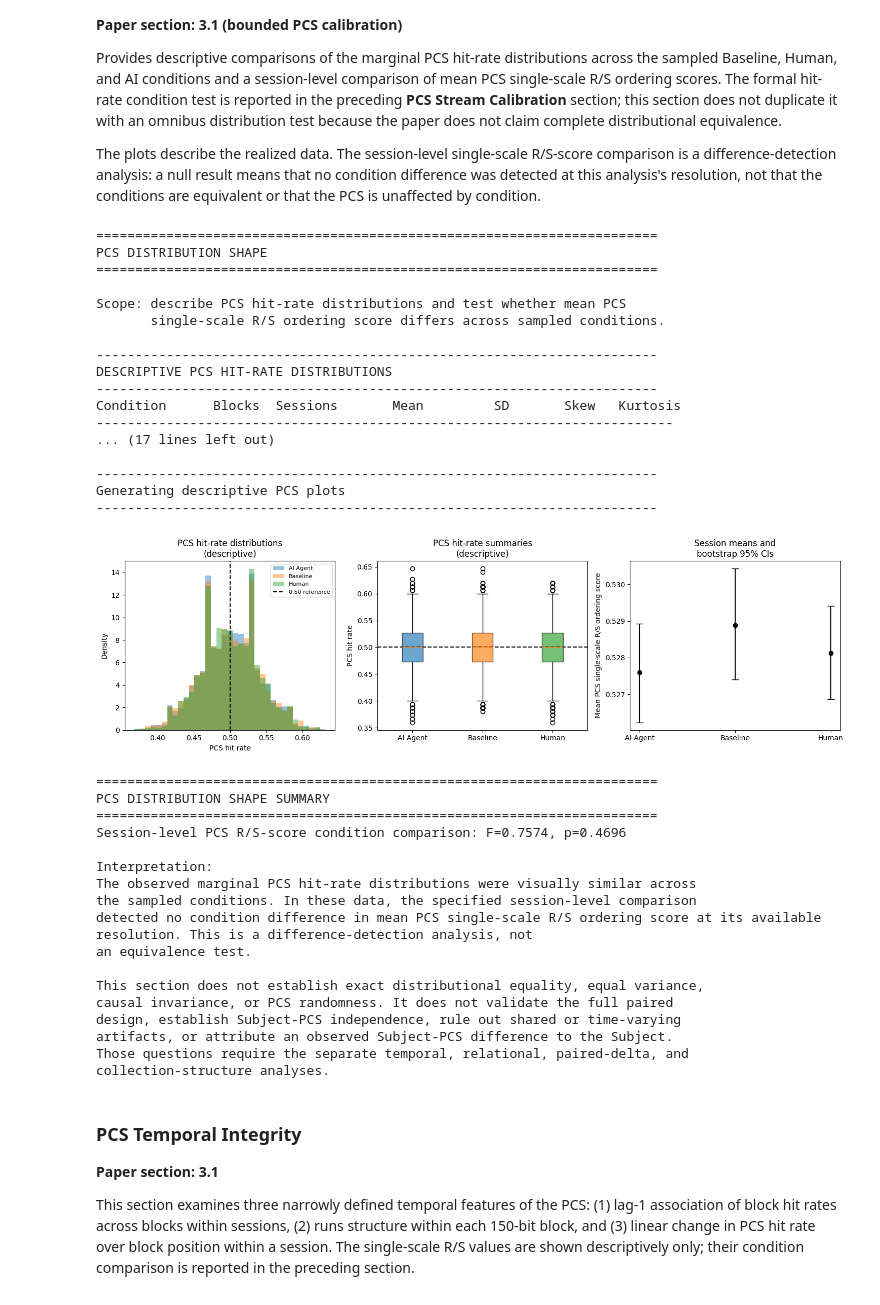
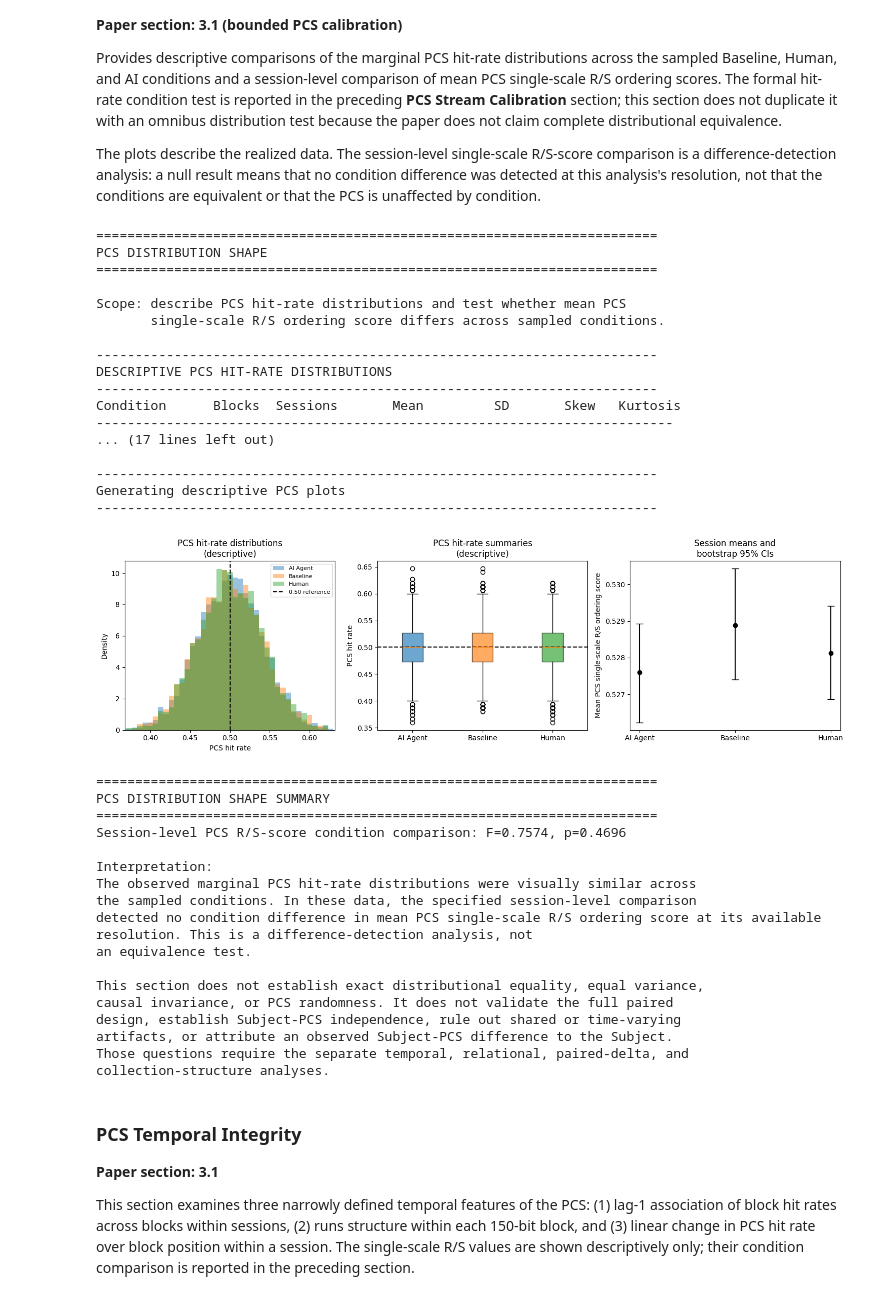
Before and after one commit to catboxer/Beyond-The-Mean, a Jupyter notebook: analysis/Exp4_Notebook1_Zen_Paired_Control_Stream_Design_Validation.ipynb, the cells around one changed output. Cells and saved outputs as stored; diff of their text form; code cells hidden in the pictures.

```diff
--- a/analysis/Exp4_Notebook1_Zen_Paired_Control_Stream_Design_Validation.ipynb
+++ b/analysis/Exp4_Notebook1_Zen_Paired_Control_Stream_Design_Validation.ipynb
@@ -1316,7 +2284,7 @@ colors = plt.rcParams["axes.prop_cycle"].by_key()["color"]
 all_hit = np.concatenate(list(hit_groups.values()))
 hit_low, hit_high = np.quantile(all_hit, [0.001, 0.999])
 hit_margin = max(1 / 150, 0.05 * (hit_high - hit_low))
-bins = np.linspace(hit_low - hit_margin, hit_high + hit_margin, 36)
+bins = np.arange(0, 151) / 150 - (0.5 / 150)
 
 ax1 = axes[0]
 for idx, condition in enumerate(condition_order):
@@ -1333,7 +2301,7 @@ ax1.set_xlabel("PCS hit rate")
 ax1.set_ylabel("Density")
 ax1.set_title("PCS hit-rate distributions\n(descriptive)")
 ax1.legend(fontsize=8)
-
+ax1.set_xlim(hit_low - hit_margin, hit_high + hit_margin)
 ax2 = axes[1]
 box = ax2.boxplot(
     [hit_groups[condition] for condition in condition_order],
@@ -1376,34 +2344,34 @@ The observed marginal PCS hit-rate distributions were visually similar across
 the sampled conditions. In these data, the specified session-level comparison
 detected no condition difference in mean PCS single-scale R/S ordering score at its available
 resolution. This is a difference-detection analysis, not
 an equivalence test.
 
 This section does not establish exact distributional equality, equal variance,
 causal invariance, or PCS randomness. It does not validate the full paired
 design, establish Subject-PCS independence, rule out shared or time-varying
 artifacts, or attribute an observed Subject-PCS difference to the Subject.
 Those questions require the separate temporal, relational, paired-delta, and
 collection-structure analyses.
 """)
 # %% [output]
 ========================================================================
 PCS DISTRIBUTION SHAPE
 ========================================================================
 
 Scope: describe PCS hit-rate distributions and test whether mean PCS
        single-scale R/S ordering score differs across sampled conditions.
 
 ------------------------------------------------------------------------
 DESCRIPTIVE PCS HIT-RATE DISTRIBUTIONS
 ------------------------------------------------------------------------
 Condition      Blocks  Sessions       Mean         SD       Skew   Kurtosis
 --------------------------------------------------------------------------
 ... (17 lines left out)
 
 ------------------------------------------------------------------------
 Generating descriptive PCS plots
 ------------------------------------------------------------------------
-[figure, old version]
+[figure, new version]
 ========================================================================
 PCS DISTRIBUTION SHAPE SUMMARY
 ========================================================================
```
Also changed, not shown: parts of 27 cells of this notebook, 9 other files.
